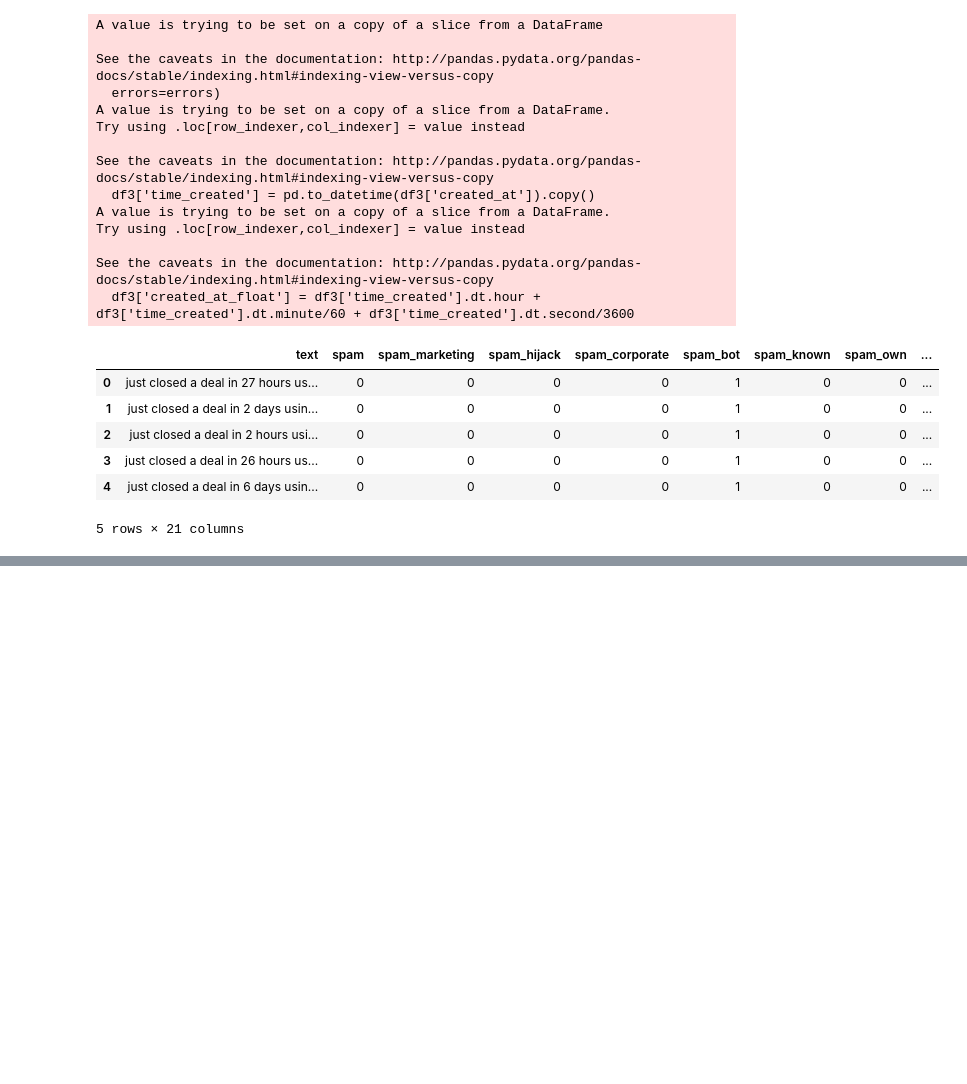
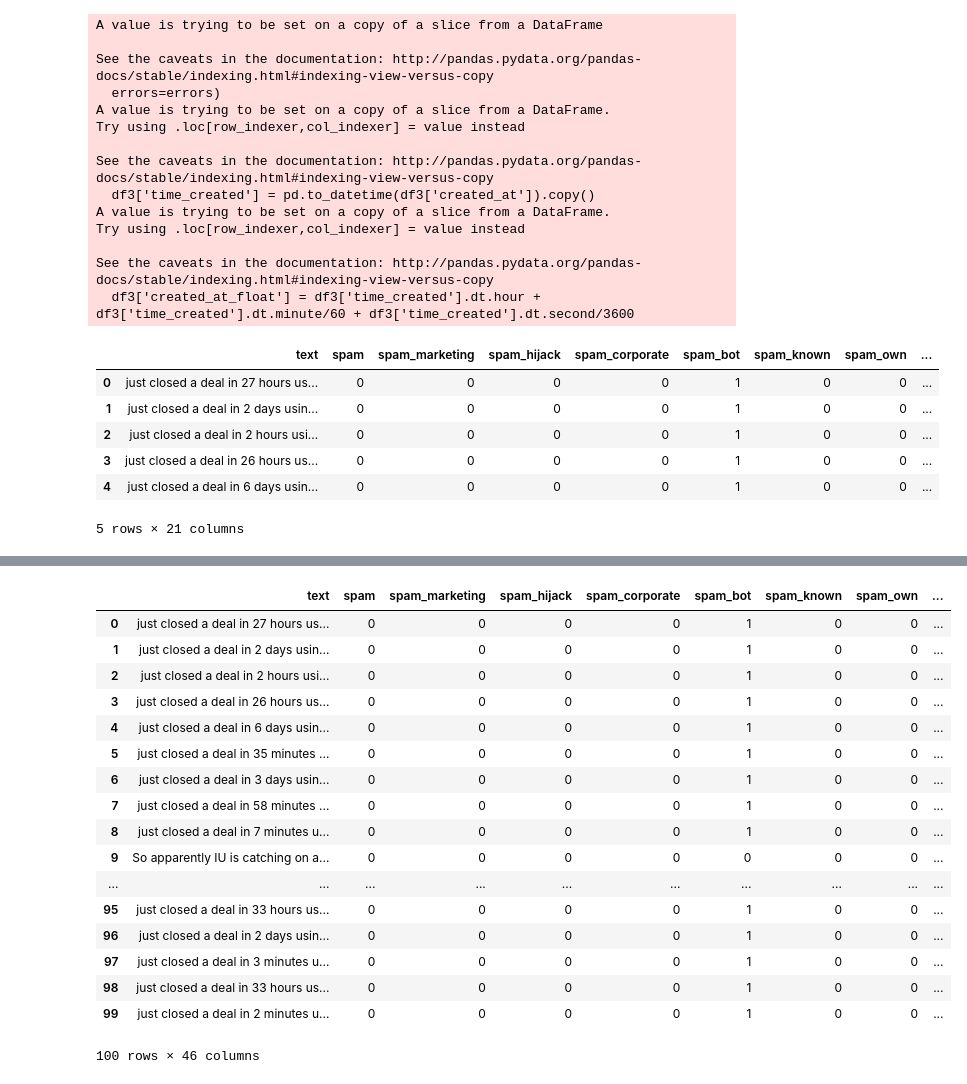
Before and after one commit to dking21/look2social_spamfilter, a Jupyter notebook: progress_diary3.ipynb, the cells around one changed output, grey strips where cells are left out. Cells and saved outputs as stored; diff of their text form; code cells hidden in the pictures; blank space fills up the shorter version.

```diff
--- a/progress_diary3.ipynb
+++ b/progress_diary3.ipynb
@@ -96,0 +146,21 @@ def test_model(data,column,model):
+# %%
+data_set.head(100)
+# %% [output]
+|  | text | spam | spam_marketing | spam_hijack | spam_corporate | spam_bot | spam_known | spam_own | ... |
+| 0 | just closed a deal in 27 hours us... | 0 | 0 | 0 | 0 | 1 | 0 | 0 | ... |
+| 1 | just closed a deal in 2 days usin... | 0 | 0 | 0 | 0 | 1 | 0 | 0 | ... |
+| 2 | just closed a deal in 2 hours usi... | 0 | 0 | 0 | 0 | 1 | 0 | 0 | ... |
+| 3 | just closed a deal in 26 hours us... | 0 | 0 | 0 | 0 | 1 | 0 | 0 | ... |
+| 4 | just closed a deal in 6 days usin... | 0 | 0 | 0 | 0 | 1 | 0 | 0 | ... |
+| 5 | just closed a deal in 35 minutes ... | 0 | 0 | 0 | 0 | 1 | 0 | 0 | ... |
+| 6 | just closed a deal in 3 days usin... | 0 | 0 | 0 | 0 | 1 | 0 | 0 | ... |
+| 7 | just closed a deal in 58 minutes ... | 0 | 0 | 0 | 0 | 1 | 0 | 0 | ... |
+| 8 | just closed a deal in 7 minutes u... | 0 | 0 | 0 | 0 | 1 | 0 | 0 | ... |
+| 9 | So apparently IU is catching on a... | 0 | 0 | 0 | 0 | 0 | 0 | 0 | ... |
+| ... | ... | ... | ... | ... | ... | ... | ... | ... | ... |
+| 95 | just closed a deal in 33 hours us... | 0 | 0 | 0 | 0 | 1 | 0 | 0 | ... |
+| 96 | just closed a deal in 2 days usin... | 0 | 0 | 0 | 0 | 1 | 0 | 0 | ... |
+| 97 | just closed a deal in 3 minutes u... | 0 | 0 | 0 | 0 | 1 | 0 | 0 | ... |
+| 98 | just closed a deal in 33 hours us... | 0 | 0 | 0 | 0 | 1 | 0 | 0 | ... |
+| 99 | just closed a deal in 2 minutes u... | 0 | 0 | 0 | 0 | 1 | 0 | 0 | ... |
+100 rows × 46 columns
```
Also changed, not shown: parts of 20 cells of this notebook, 1 other file.
